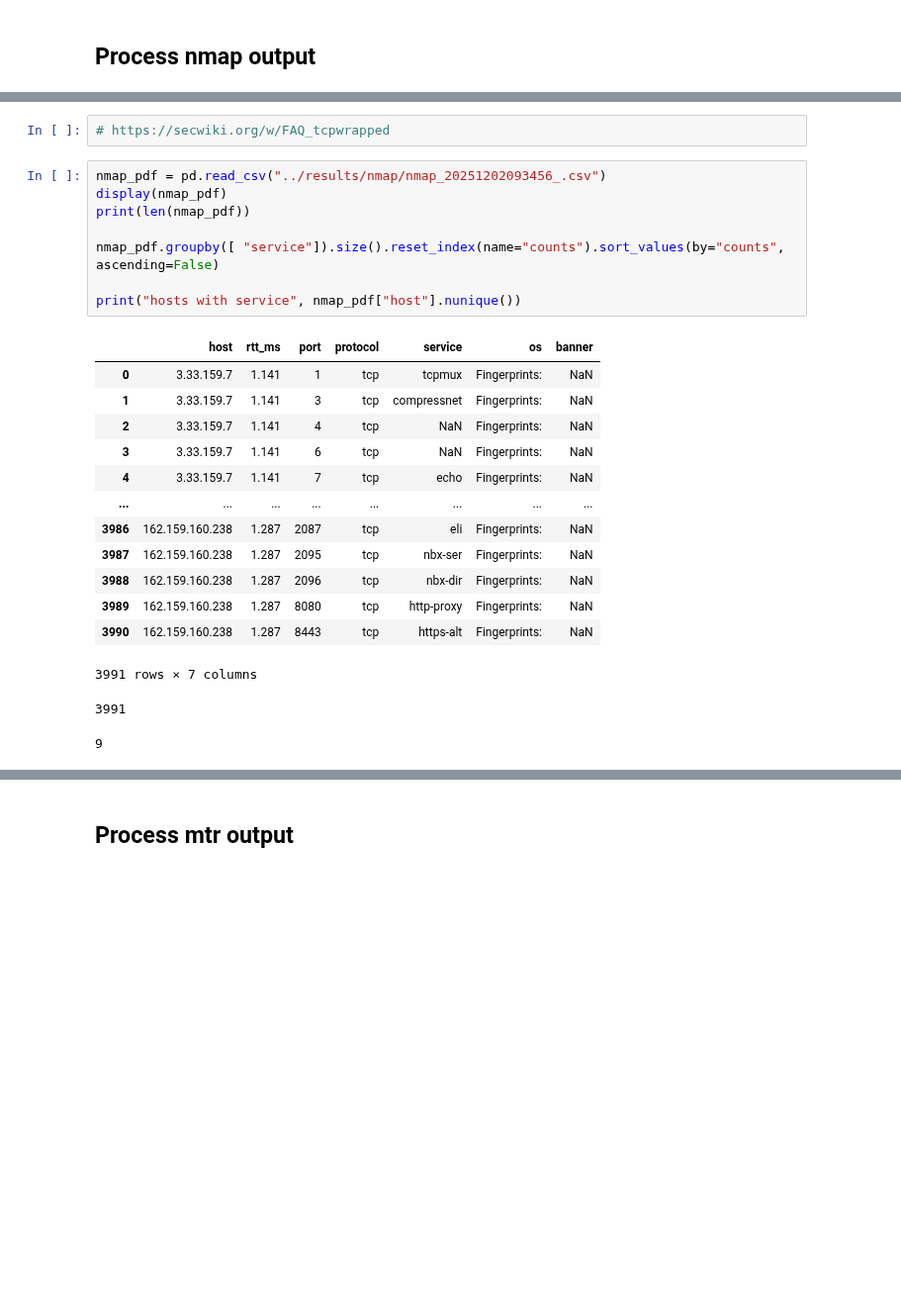
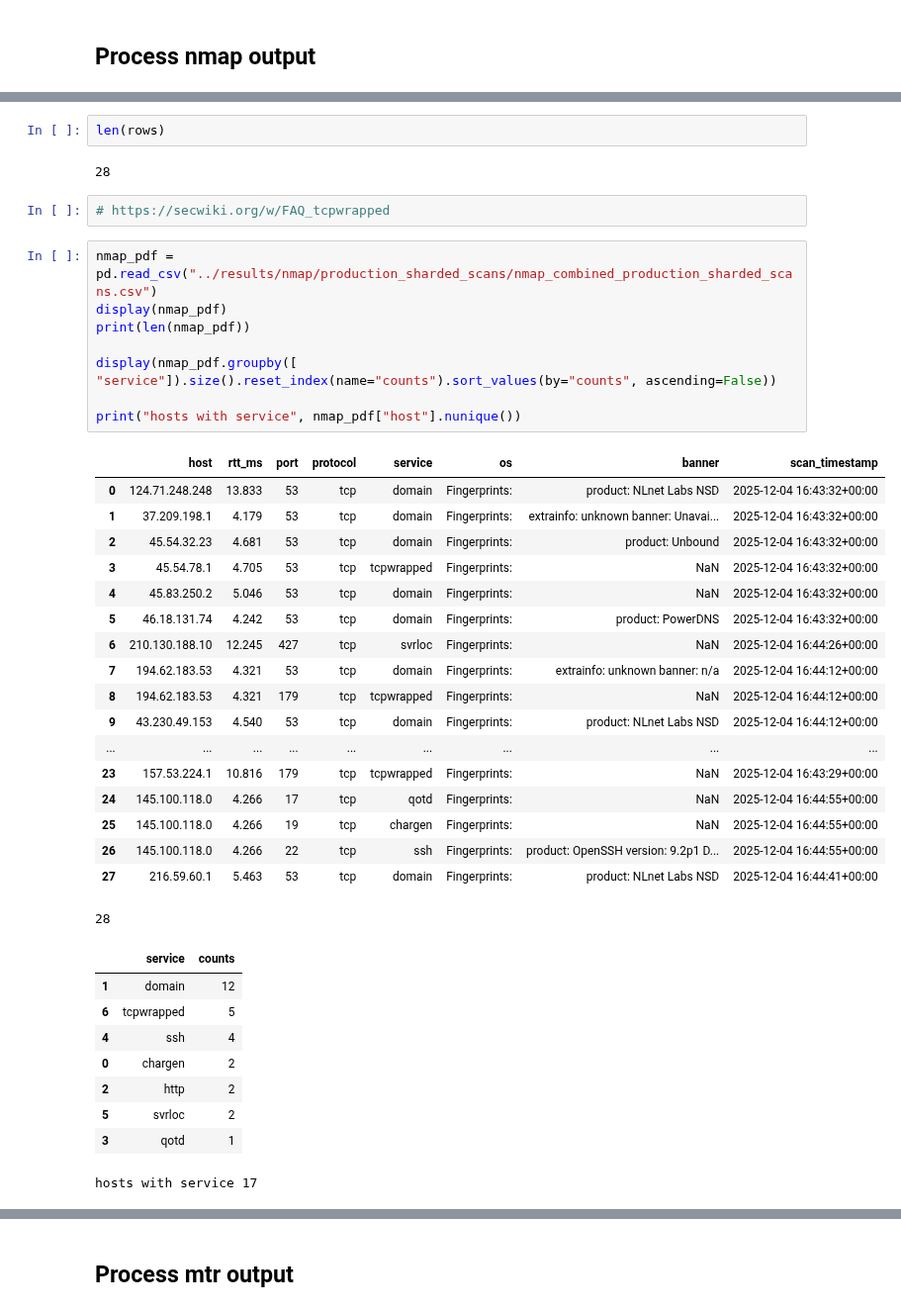
Before and after one commit to gustavoluvizotto/anycast-service-discovery, a Jupyter notebook: measurements/notebooks/process_input_output.ipynb, the cells around one changed output, grey strips where cells are left out. Shown at 99% size. Drawn from its saved outputs; the diff is of its cells as text; blank space fills up the shorter version.

```diff
--- a/measurements/notebooks/process_input_output.ipynb
+++ b/measurements/notebooks/process_input_output.ipynb
@@ -625,27 +659,43 @@ Processing ../results/nmap/nmap_20251202093456_.xml...
+# %%
+len(rows)
+# %% [output]
+28
 # %%
 # https://secwiki.org/w/FAQ_tcpwrapped
 # %%
-nmap_pdf = pd.read_csv("../results/nmap/nmap_20251202093456_.csv")
+nmap_pdf = pd.read_csv("../results/nmap/production_sharded_scans/nmap_combined_production_sharded_scans.csv")
 display(nmap_pdf)
 print(len(nmap_pdf))
 
-nmap_pdf.groupby([ "service"]).size().reset_index(name="counts").sort_values(by="counts", ascending=False)
+display(nmap_pdf.groupby([ "service"]).size().reset_index(name="counts").sort_values(by="counts", ascending=False))
 
 print("hosts with service", nmap_pdf["host"].nunique())
 # %% [output]
-|  | host | rtt_ms | port | protocol | service | os | banner |
-| 0 | 3.33.159.7 | 1.141 | 1 | tcp | tcpmux | Fingerprints: | NaN |
-| 1 | 3.33.159.7 | 1.141 | 3 | tcp | compressnet | Fingerprints: | NaN |
-| 2 | 3.33.159.7 | 1.141 | 4 | tcp | NaN | Fingerprints: | NaN |
-| 3 | 3.33.159.7 | 1.141 | 6 | tcp | NaN | Fingerprints: | NaN |
-| 4 | 3.33.159.7 | 1.141 | 7 | tcp | echo | Fingerprints: | NaN |
-| ... | ... | ... | ... | ... | ... | ... | ... |
-| 3986 | 162.159.160.238 | 1.287 | 2087 | tcp | eli | Fingerprints: | NaN |
-| 3987 | 162.159.160.238 | 1.287 | 2095 | tcp | nbx-ser | Fingerprints: | NaN |
-| 3988 | 162.159.160.238 | 1.287 | 2096 | tcp | nbx-dir | Fingerprints: | NaN |
-| 3989 | 162.159.160.238 | 1.287 | 8080 | tcp | http-proxy | Fingerprints: | NaN |
-| 3990 | 162.159.160.238 | 1.287 | 8443 | tcp | https-alt | Fingerprints: | NaN |
+|  | host | rtt_ms | port | protocol | service | os | banner | scan_timestamp |
+| 0 | 124.71.248.248 | 13.833 | 53 | tcp | domain | Fingerprints: | product: NLnet Labs NSD | 2025-12-04 16:43:32+00:00 |
+| 1 | 37.209.198.1 | 4.179 | 53 | tcp | domain | Fingerprints: | extrainfo: unknown banner: Unavai... | 2025-12-04 16:43:32+00:00 |
+| 2 | 45.54.32.23 | 4.681 | 53 | tcp | domain | Fingerprints: | product: Unbound | 2025-12-04 16:43:32+00:00 |
+| 3 | 45.54.78.1 | 4.705 | 53 | tcp | tcpwrapped | Fingerprints: | NaN | 2025-12-04 16:43:32+00:00 |
+| 4 | 45.83.250.2 | 5.046 | 53 | tcp | domain | Fingerprints: | NaN | 2025-12-04 16:43:32+00:00 |
+| 5 | 46.18.131.74 | 4.242 | 53 | tcp | domain | Fingerprints: | product: PowerDNS | 2025-12-04 16:43:32+00:00 |
+| 6 | 210.130.188.10 | 12.245 | 427 | tcp | svrloc | Fingerprints: | NaN | 2025-12-04 16:44:26+00:00 |
+| 7 | 194.62.183.53 | 4.321 | 53 | tcp | domain | Fingerprints: | extrainfo: unknown banner: n/a | 2025-12-04 16:44:12+00:00 |
+| 8 | 194.62.183.53 | 4.321 | 179 | tcp | tcpwrapped | Fingerprints: | NaN | 2025-12-04 16:44:12+00:00 |
+| 9 | 43.230.49.153 | 4.540 | 53 | tcp | domain | Fingerprints: | product: NLnet Labs NSD | 2025-12-04 16:44:12+00:00 |
+| ... | ... | ... | ... | ... | ... | ... | ... | ... |
+| 23 | 157.53.224.1 | 10.816 | 179 | tcp | tcpwrapped | Fingerprints: | NaN | 2025-12-04 16:43:29+00:00 |
+| 24 | 145.100.118.0 | 4.266 | 17 | tcp | qotd | Fingerprints: | NaN | 2025-12-04 16:44:55+00:00 |
+| 25 | 145.100.118.0 | 4.266 | 19 | tcp | chargen | Fingerprints: | NaN | 2025-12-04 16:44:55+00:00 |
+| 26 | 145.100.118.0 | 4.266 | 22 | tcp | ssh | Fingerprints: | product: OpenSSH version: 9.2p1 D... | 2025-12-04 16:44:55+00:00 |
+| 27 | 216.59.60.1 | 5.463 | 53 | tcp | domain | Fingerprints: | product: NLnet Labs NSD | 2025-12-04 16:44:41+00:00 |
-3991 rows × 7 columns
+28
+|  | service | counts |
+| 1 | domain | 12 |
+| 6 | tcpwrapped | 5 |
+| 4 | ssh | 4 |
+| 0 | chargen | 2 |
+| 2 | http | 2 |
+| 5 | svrloc | 2 |
+| 3 | qotd | 1 |
-3991
+hosts with service 17
-9
 # %%
```
Also changed, not shown: parts of 2 cells of this notebook.
